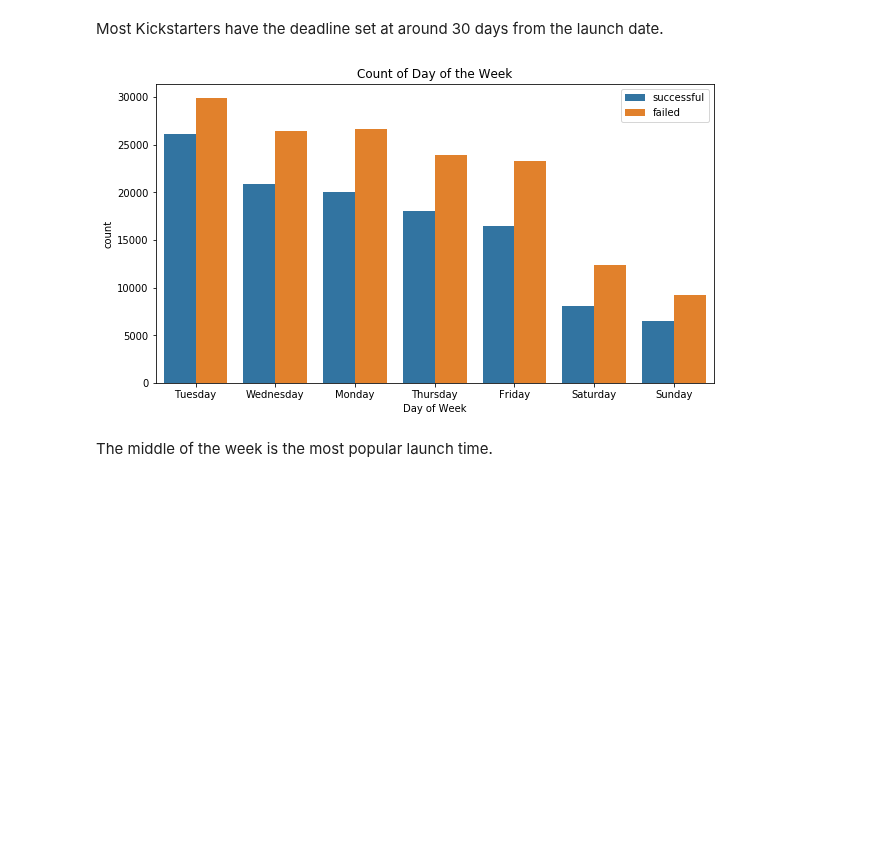
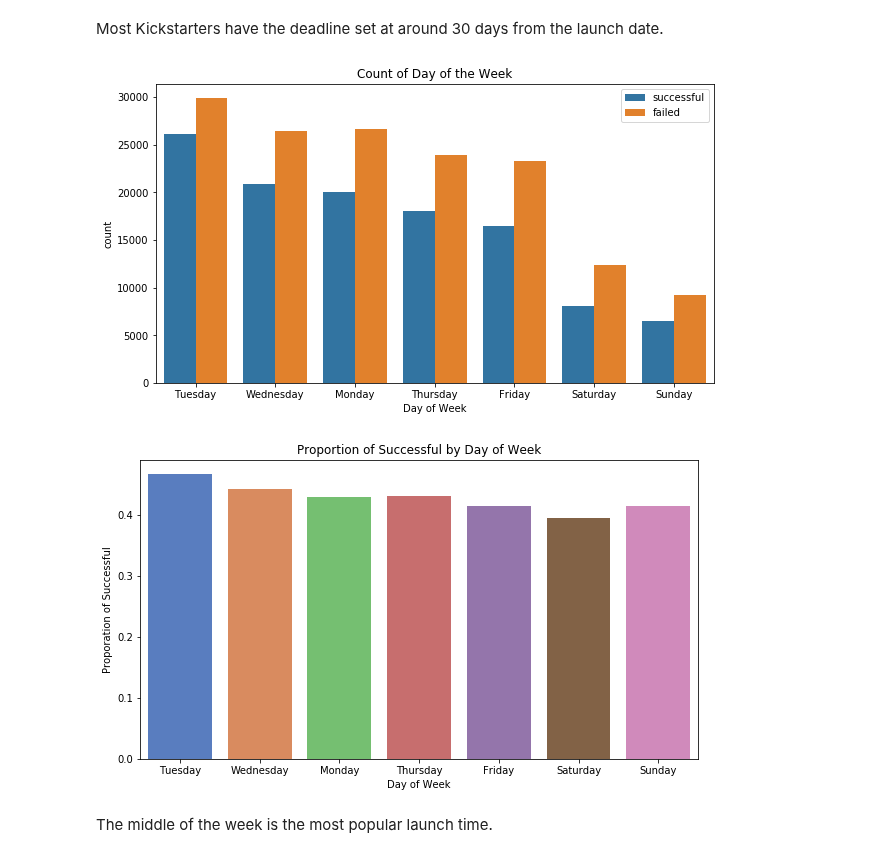
Before and after one commit to dwitten392/Springboard---DW, a Jupyter notebook: Capstone 1 - Kickstarter/Kickstarter Projects - Cleaning and Visualization.ipynb, the cells around one changed output. Drawn from its saved outputs; the diff is of its cells as text; code cells hidden in the pictures; blank space fills up the shorter version.

Commit message:
displaying proportions in a sns.barplot

```diff
--- a/Capstone 1 - Kickstarter/Kickstarter Projects - Cleaning and Visualization.ipynb
+++ b/Capstone 1 - Kickstarter/Kickstarter Projects - Cleaning and Visualization.ipynb
@@ -150,14 +150,23 @@ Most Kickstarters have the deadline set at around 30 days from the launch date.
 # %%
 #day of the week bar chart
 # https://seaborn.pydata.org/generated/seaborn.countplot.html interesting information
 cleaned_data['day_week'] = cleaned_data['launched_at'].dt.day_name()
 fig=plt.figure(figsize=(10,5.5))
 chart = sns.countplot(x = 'day_week', hue = 'binary_state', data = cleaned_data, order = cleaned_data['day_week'].value_counts().index)
 plt.xlabel('Day of Week')
 plt.legend(title = '')
 plt.title('Count of Day of the Week')
 plt.show()
+y = (cleaned_data['day_week'].loc[cleaned_data['binary_state'] == 'successful'].value_counts())/(cleaned_data['day_week'].value_counts())
+fig=plt.figure(figsize=(10,5.5))
+ax = sns.barplot(x = cleaned_data['day_week'].value_counts().index, y = y, order = cleaned_data['day_week'].value_counts().index, palette = 'muted')
+plt.xlabel('Day of Week')
+plt.ylabel('Proporation of Successful')
+plt.title('Proportion of Successful by Day of Week')
+plt.show()
+#['Tuesday', 'Wednesday', 'Monday', 'Thursday', 'Friday', 'Saturday', 'Sunday']
 # %% [output]
 [figure]
+[figure, added]
 # %% [markdown]
 The middle of the week is the most popular launch time.
```
Also changed, not shown: parts of 4 cells of this notebook.
